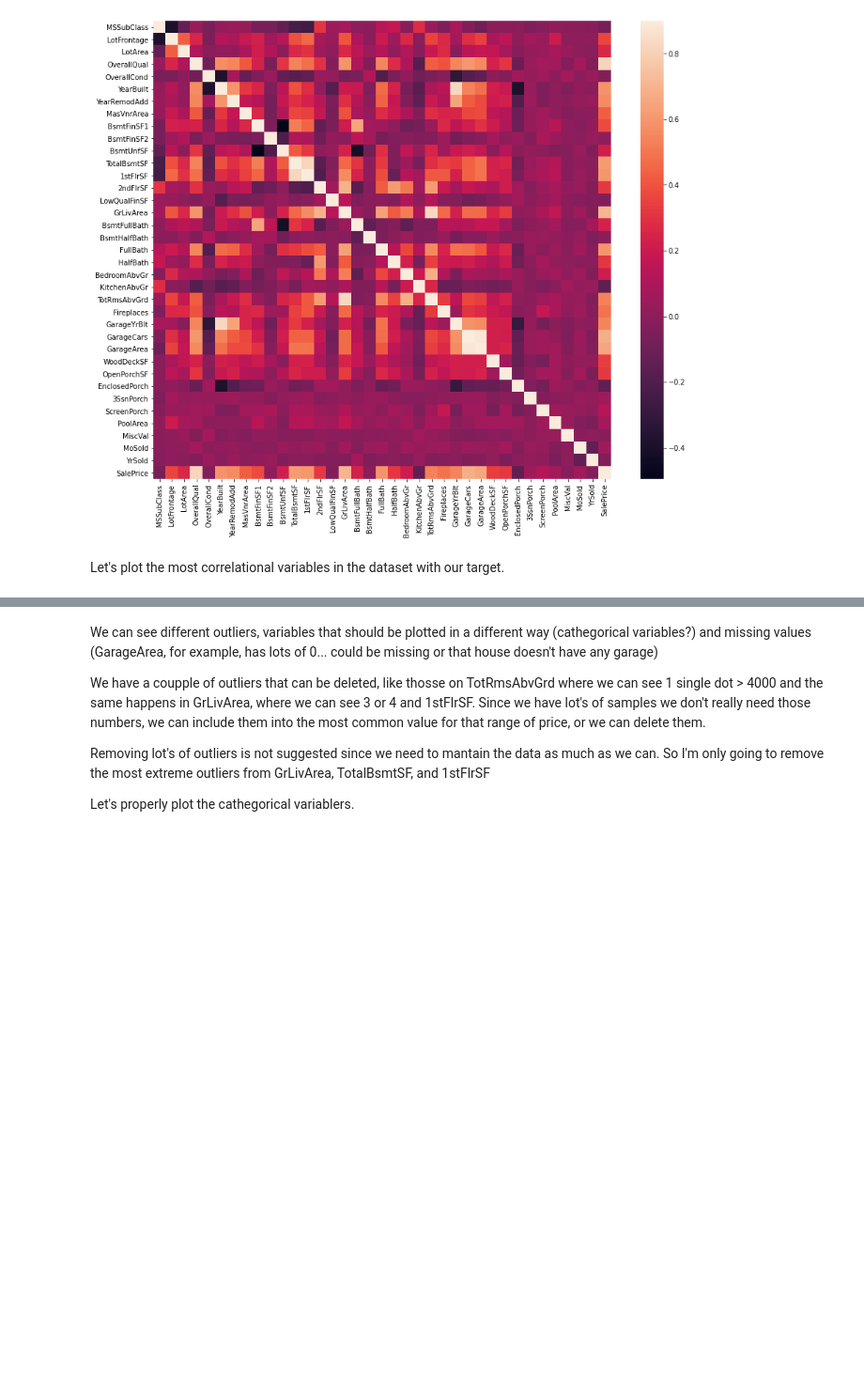
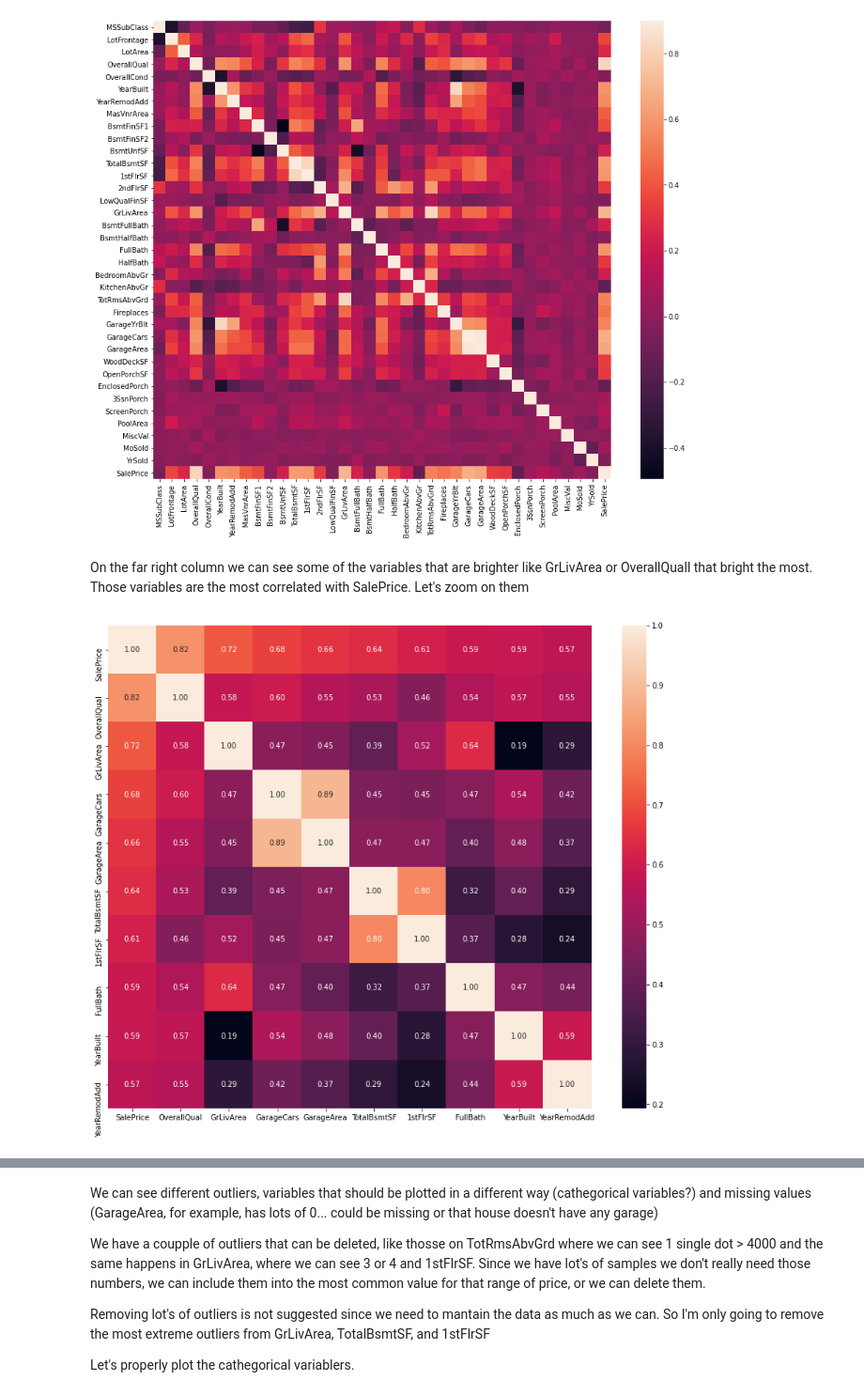
Before and after one commit to jogonzro/Kaggle_prices, a Jupyter notebook: first.ipynb, the cells around one changed output, grey strips where cells are left out. Shown at 94% size. Cells and saved outputs as stored; diff of their text form; code cells hidden in the pictures; blank space fills up the shorter version.

```diff
--- a/first.ipynb
+++ b/first.ipynb
@@ -285,5 +288,13 @@ sns.heatmap(corrmat, vmax = 0.9, square = True)
 # %% [output]
 <matplotlib.axes._subplots.AxesSubplot at 0x...>
 [figure]
-# %% [markdown]
-Let's plot the most correlational variables in the dataset with our target.
+# %% [markdown]
+On the far right column we can see some of the variables that are brighter like GrLivArea or OverallQuall that bright the most. Those variables are the most correlated with SalePrice. Let's zoom on them
+# %%
+k = 10 # this are the number of variables that I'm going to plot in the heatmap
+plt.subplots(figsize = (15,12))
+cols = corrmat.nlargest(k, "SalePrice")["SalePrice"].index
+cm = np.corrcoef(train[cols].values.T)
+hm = sns.heatmap(cm,cbar = True, annot = True, square = True, fmt = '.2f', annot_kws = {"size" : 10}, yticklabels = cols.values, xticklabels = cols.values)
+# %% [output]
+[figure, added]
```
Also changed, not shown: parts of 6 cells of this notebook, 1 other file.
